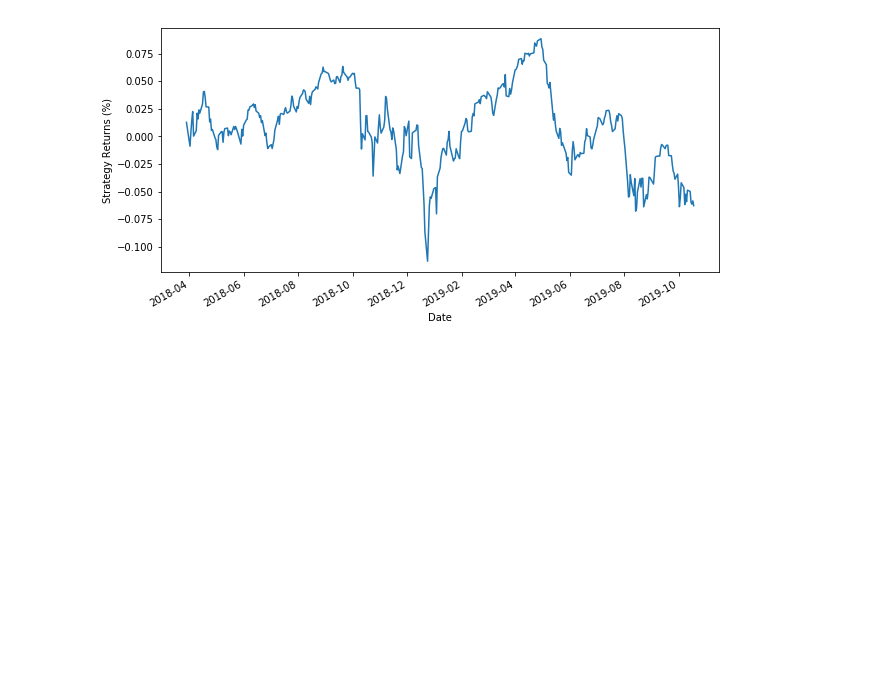
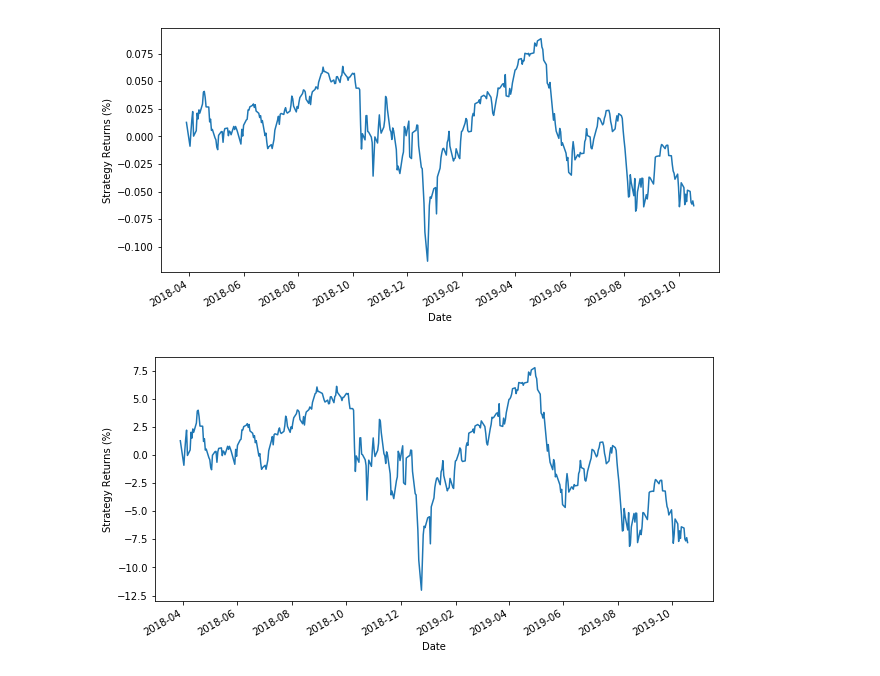
Before and after one commit to ferlucio2019/ejemplo2, a Jupyter notebook: primer_modelo.ipynb, the cells around one changed output. Drawn from its saved outputs; the diff is of its cells as text; code cells hidden in the pictures; blank space fills up the shorter version.

```diff
--- a/primer_modelo.ipynb
+++ b/primer_modelo.ipynb
@@ -155,3 +161,15 @@ Test Accuracy: 53.94%
     plt.show()
 # %% [output]
 [figure]
+# %%
+#Realiamos la predicción
+    Df['Predicted_Signal'] = cls.predict(X)
+
+    # Calculate log returns
+    Df['Return'] = np.log(Df.Close / Df.Close.shift(1))*100
+    Df['Strategy_Return'] = Df.Return * Df.Predicted_Signal
+    Df.Strategy_Return.iloc[split:].cumsum().plot(figsize=(10,5))
+    plt.ylabel("Strategy Returns (%)")
+    plt.show()
+# %% [output]
+[figure, added]
```
Also changed, not shown: parts of 2 cells of this notebook.
